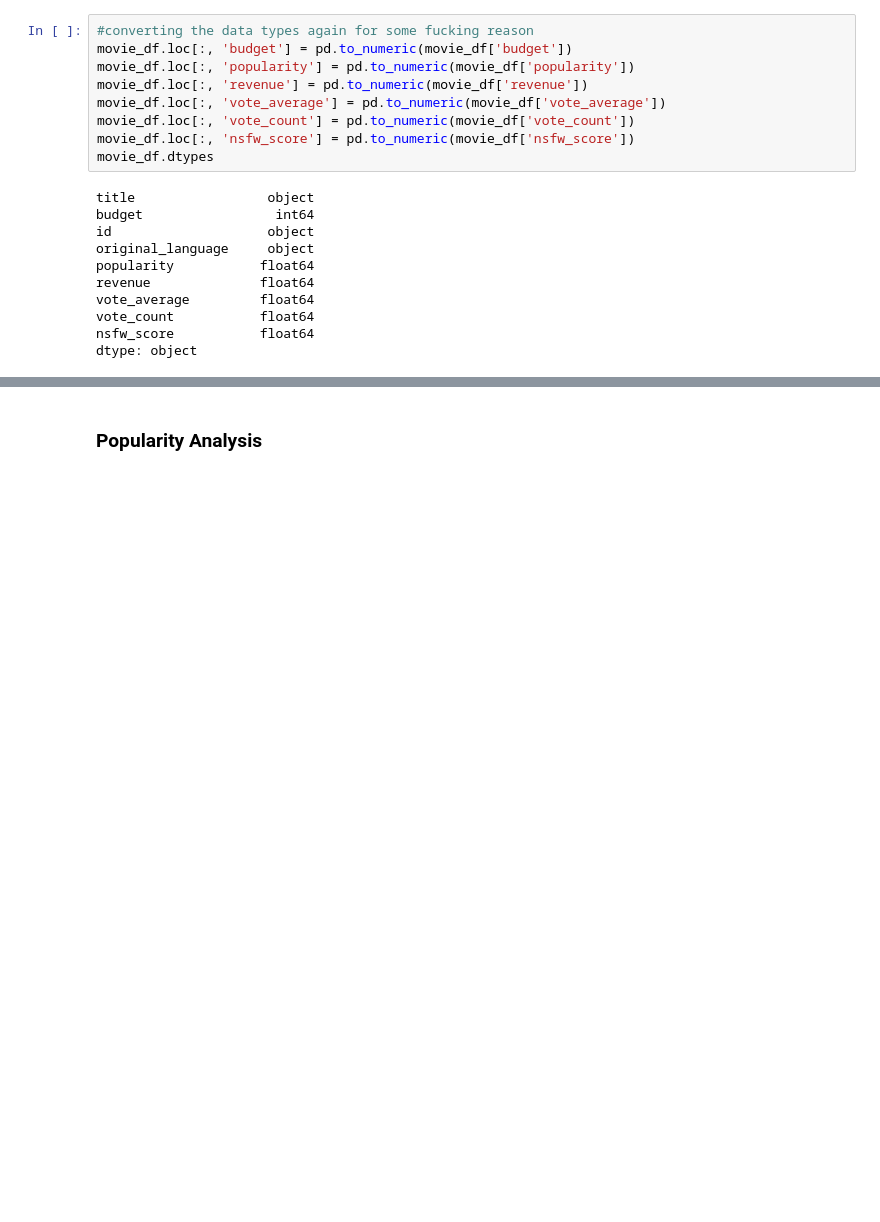
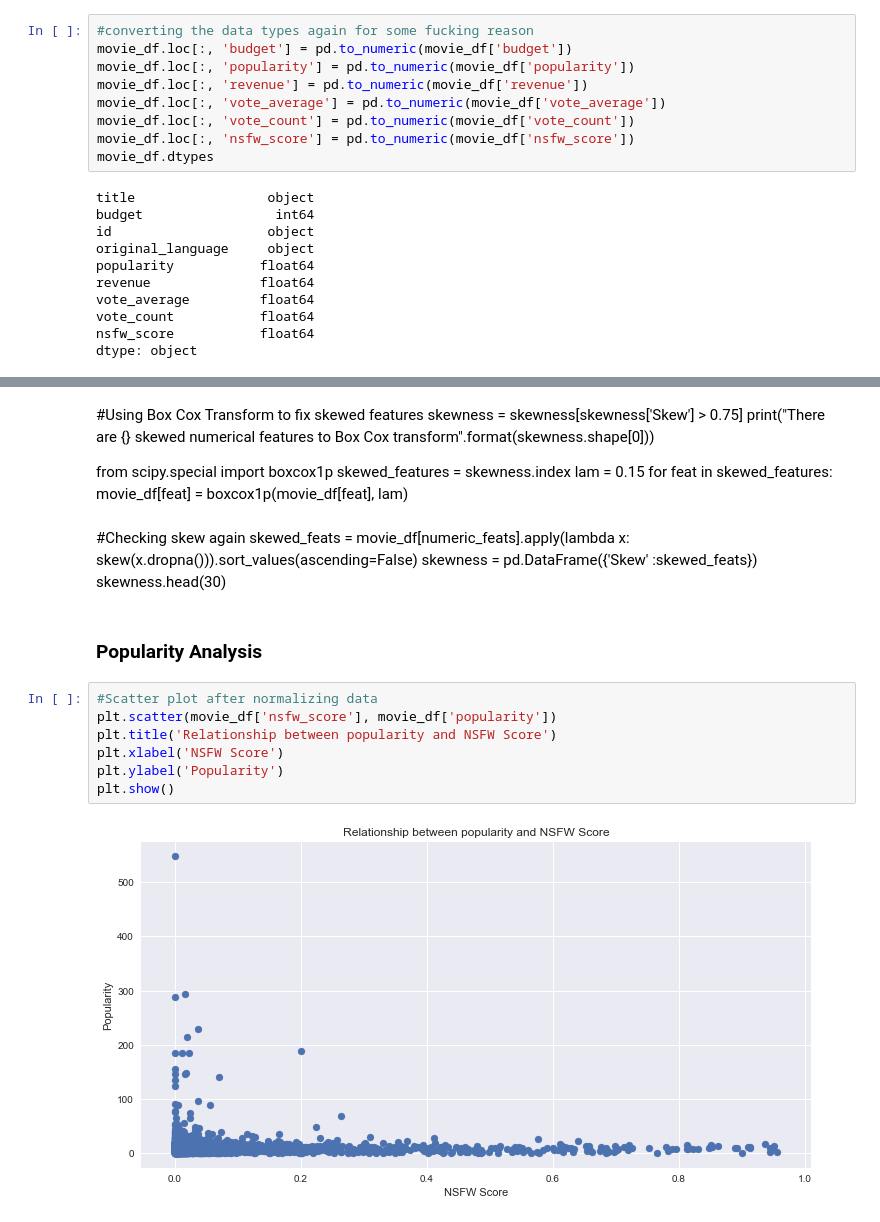
Before and after one commit to aravindsrinivasan/movie-ranking-recommendation-system, a Jupyter notebook: notebooks/nsfw_score-analysis.ipynb, the cells around one changed output, grey strips where cells are left out. Cells and saved outputs as stored; diff of their text form; blank space fills up the shorter version.

```diff
--- a/notebooks/nsfw_score-analysis.ipynb
+++ b/notebooks/nsfw_score-analysis.ipynb
@@ -222,3 +171,27 @@ plt.show()
+# %% [markdown]
+#Using Box Cox Transform to fix skewed features
+skewness = skewness[skewness['Skew'] > 0.75]
+print("There are {} skewed numerical features to Box Cox transform".format(skewness.shape[0]))
+
+from scipy.special import boxcox1p
+skewed_features = skewness.index
+lam = 0.15
+for feat in skewed_features:
+    movie_df[feat] = boxcox1p(movie_df[feat], lam)
+# %% [markdown]
+#Checking skew again
+skewed_feats = movie_df[numeric_feats].apply(lambda x: skew(x.dropna())).sort_values(ascending=False)
+skewness = pd.DataFrame({'Skew' :skewed_feats})
+skewness.head(30)
 # %% [markdown]
 ### Popularity Analysis
+# %%
+#Scatter plot after normalizing data
+plt.scatter(movie_df['nsfw_score'], movie_df['popularity'])
+plt.title('Relationship between popularity and NSFW Score')
+plt.xlabel('NSFW Score')
+plt.ylabel('Popularity')
+plt.show()
+# %% [output]
+[figure, added]
 # %%
```
Also changed, not shown: parts of 33 cells of this notebook.
